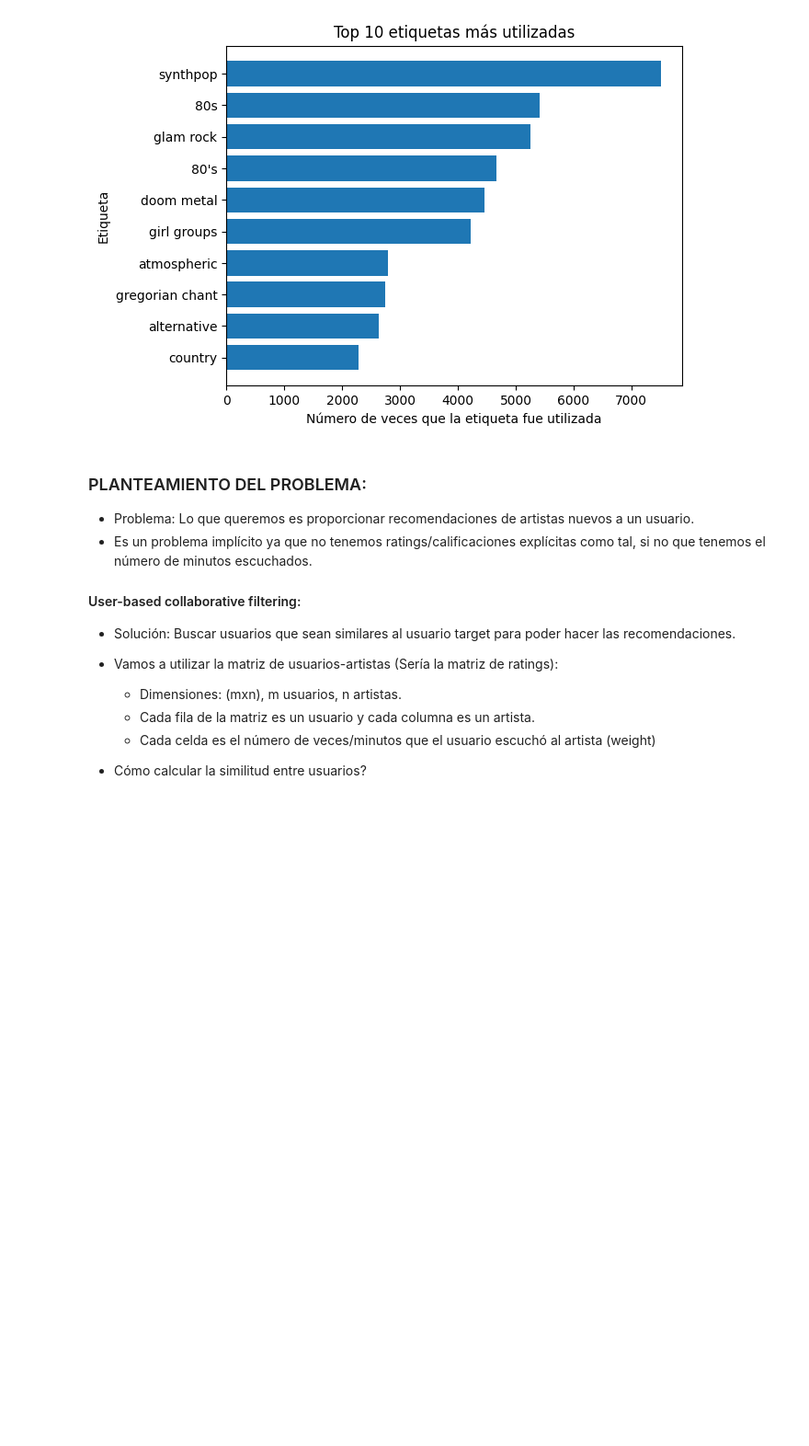
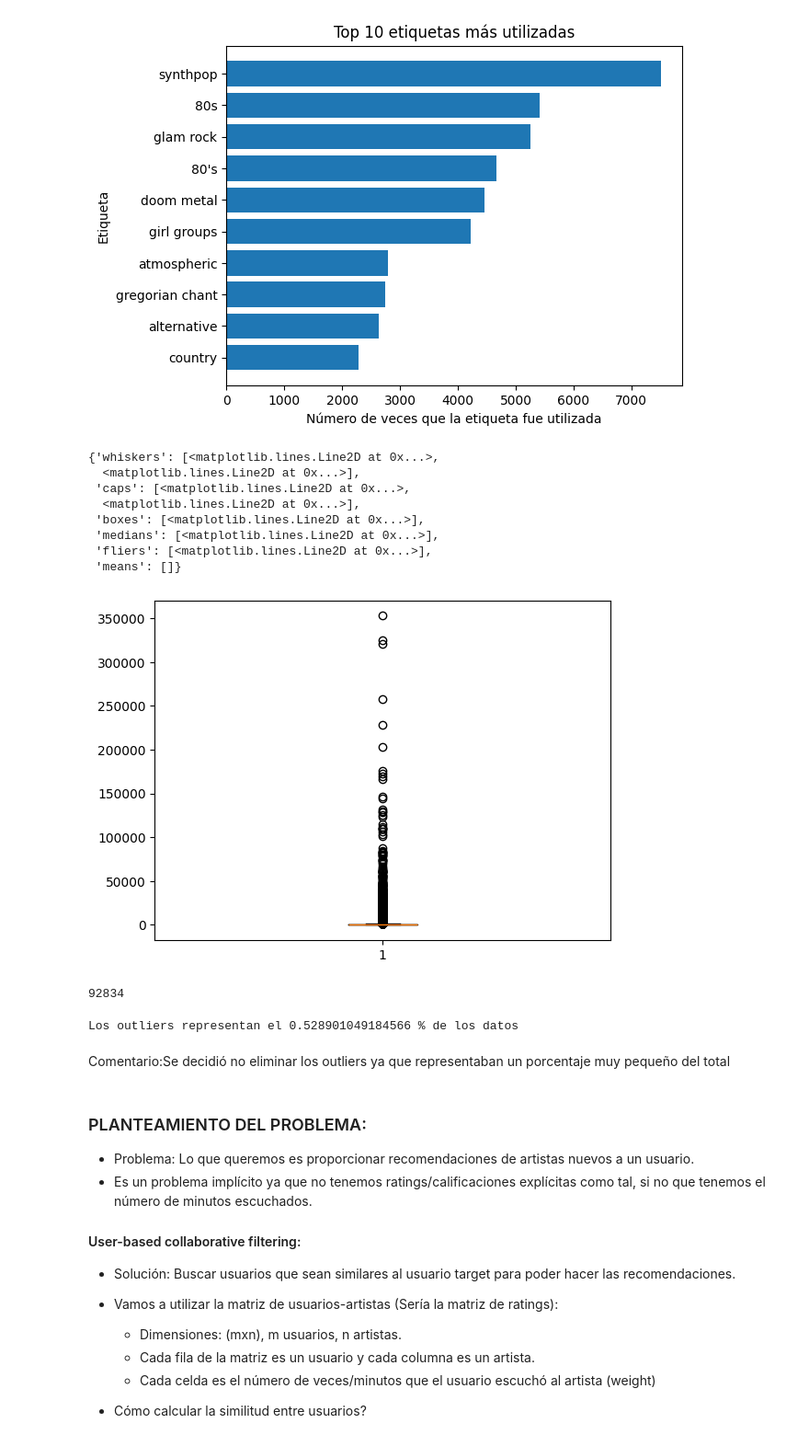
Before and after one commit to beasicilia14/ML3_Project2, a Jupyter notebook: ml3_project2.ipynb, the cells around one changed output. Shown: that part at 92% size. Cells and saved outputs as stored; diff of their text form; code cells hidden in the pictures; blank space fills up the shorter version.

```diff
--- a/ml3_project2.ipynb
+++ b/ml3_project2.ipynb
@@ -105,6 +105,36 @@ plt.gca().invert_yaxis()
 plt.show()
 # %% [output]
 [figure]
+# %%
+#Boxplot de la variable weight
+plt.boxplot(users['weight'])
+# %% [output]
+{'whiskers': [<matplotlib.lines.Line2D at 0x...>,
+  <matplotlib.lines.Line2D at 0x...>],
+ 'caps': [<matplotlib.lines.Line2D at 0x...>,
+  <matplotlib.lines.Line2D at 0x...>],
+ 'boxes': [<matplotlib.lines.Line2D at 0x...>],
+ 'medians': [<matplotlib.lines.Line2D at 0x...>],
+ 'fliers': [<matplotlib.lines.Line2D at 0x...>],
+ 'means': []}
+[figure, added]
+# %%
+len(users)
+# %% [output]
+92834
+# %%
+#Outliers: consideramos outliers los puntos que estén 3 desviaciones estándar por encima de la media.
+media = users['weight'].mean()
+std = users['weight'].std()
+outliers = users[users['weight'] > media + 3*std]
+
+#Porcentaje de outliers respecto al total de datos
+out_prop= len(outliers)/len(users)*100
+print("Los outliers representan el", out_prop, "% de los datos")
+# %% [output]
+Los outliers representan el 0.528901049184566 % de los datos
+# %% [markdown]
+Comentario:Se decidió no eliminar los outliers ya que representaban un porcentaje muy pequeño del total
 # %% [markdown]
 ### PLANTEAMIENTO DEL PROBLEMA:
 - Problema: Lo que queremos es proporcionar recomendaciones de artistas nuevos a un usuario.
```
Also changed, not shown: parts of 33 cells of this notebook.
